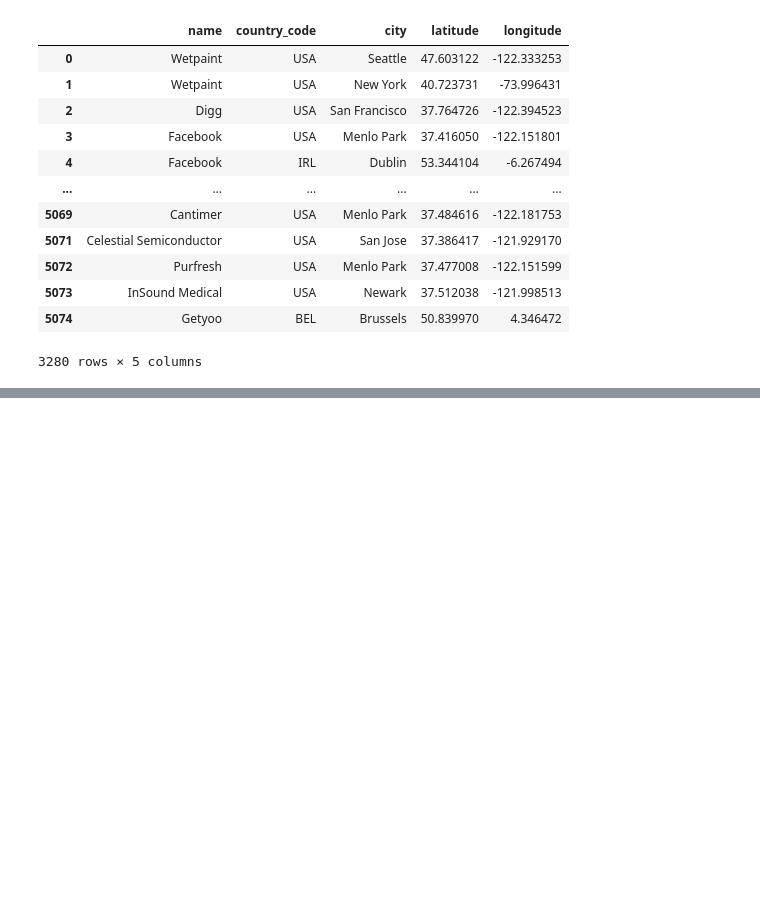
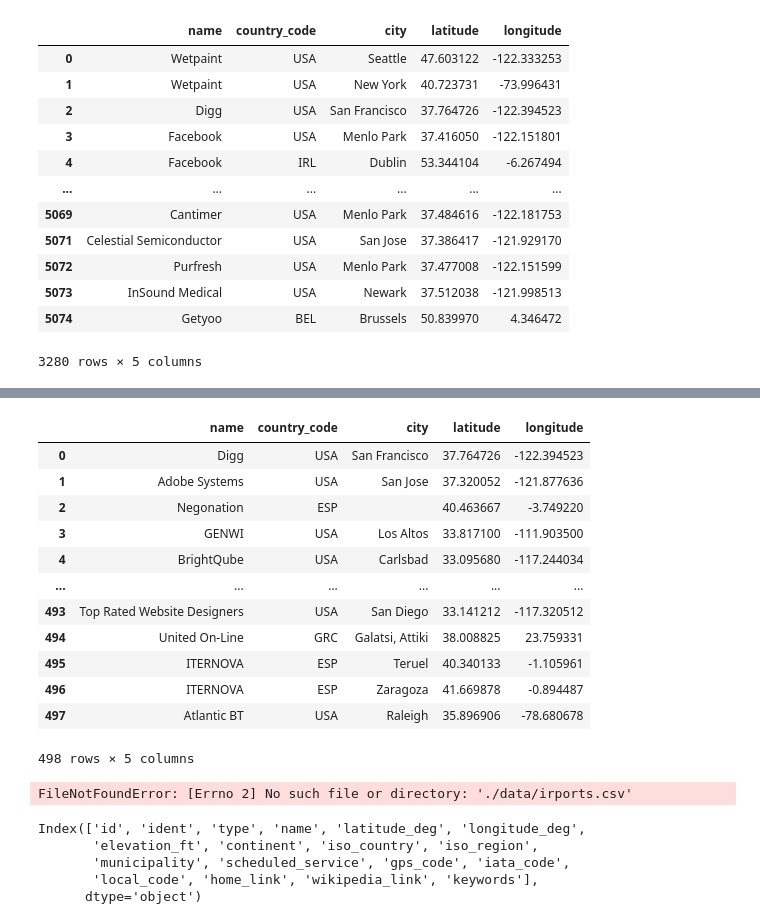
Before and after one commit to sborto86/project-III-geospatial-data, a Jupyter notebook: data.ipynb, the cells around one changed output, grey strips where cells are left out. Saved outputs shown, nothing was run; the diff lists cells and outputs as text; code cells hidden in the pictures; blank space fills up the shorter version.

```diff
--- a/data.ipynb
+++ b/data.ipynb
@@ -226,0 +417,21 @@ offices_df
+# %%
+companies_design(save=True)
+# %% [output]
+|  | name | country_code | city | latitude | longitude |
+| 0 | Digg | USA | San Francisco | 37.764726 | -122.394523 |
+| 1 | Adobe Systems | USA | San Jose | 37.320052 | -121.877636 |
+| 2 | Negonation | ESP |  | 40.463667 | -3.749220 |
+| 3 | GENWI | USA | Los Altos | 33.817100 | -111.903500 |
+| 4 | BrightQube | USA | Carlsbad | 33.095680 | -117.244034 |
+| ... | ... | ... | ... | ... | ... |
+| 493 | Top Rated Website Designers | USA | San Diego | 33.141212 | -117.320512 |
+| 494 | United On-Line | GRC | Galatsi, Attiki | 38.008825 | 23.759331 |
+| 495 | ITERNOVA | ESP | Teruel | 40.340133 | -1.105961 |
+| 496 | ITERNOVA | ESP | Zaragoza | 41.669878 | -0.894487 |
+| 497 | Atlantic BT | USA | Raleigh | 35.896906 | -78.680678 |
+498 rows × 5 columns
+# %%
+import pandas as pd
+airports = pd.read_csv("./data/airports_raw.csv")
+# %% [output]
+FileNotFoundError: [Errno 2] No such file or directory: './data/irports.csv'
@@ -226,0 +440,8 @@ offices_df
+# %%
+airports.columns
+# %% [output]
+Index(['id', 'ident', 'type', 'name', 'latitude_deg', 'longitude_deg',
+       'elevation_ft', 'continent', 'iso_country', 'iso_region',
+       'municipality', 'scheduled_service', 'gps_code', 'iata_code',
+       'local_code', 'home_link', 'wikipedia_link', 'keywords'],
+      dtype='object')
```
Also changed, not shown: parts of 36 cells of this notebook, 10 other files.
